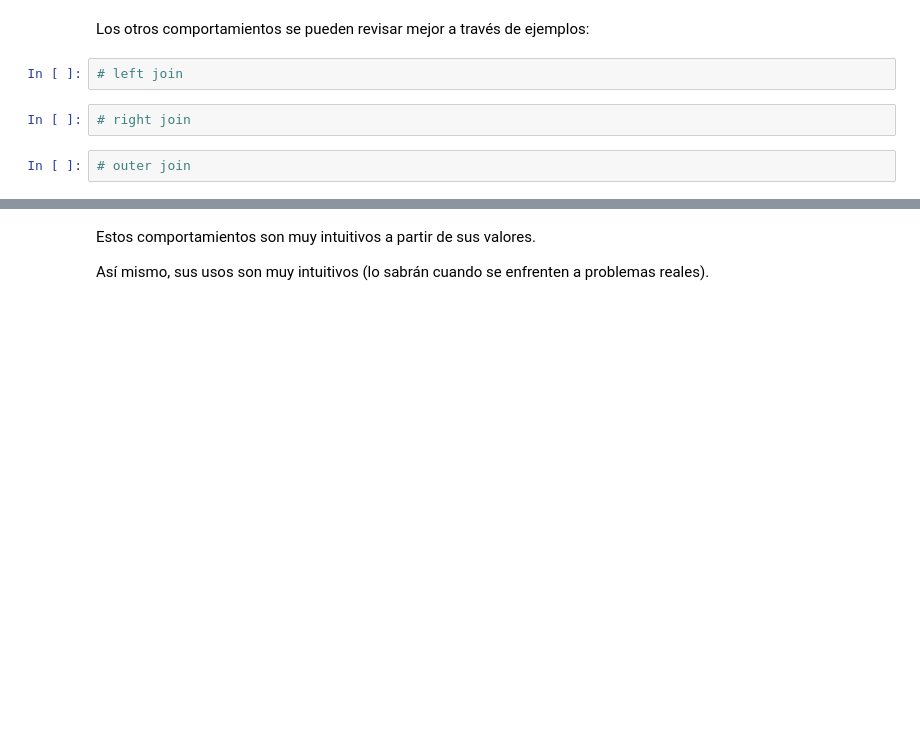
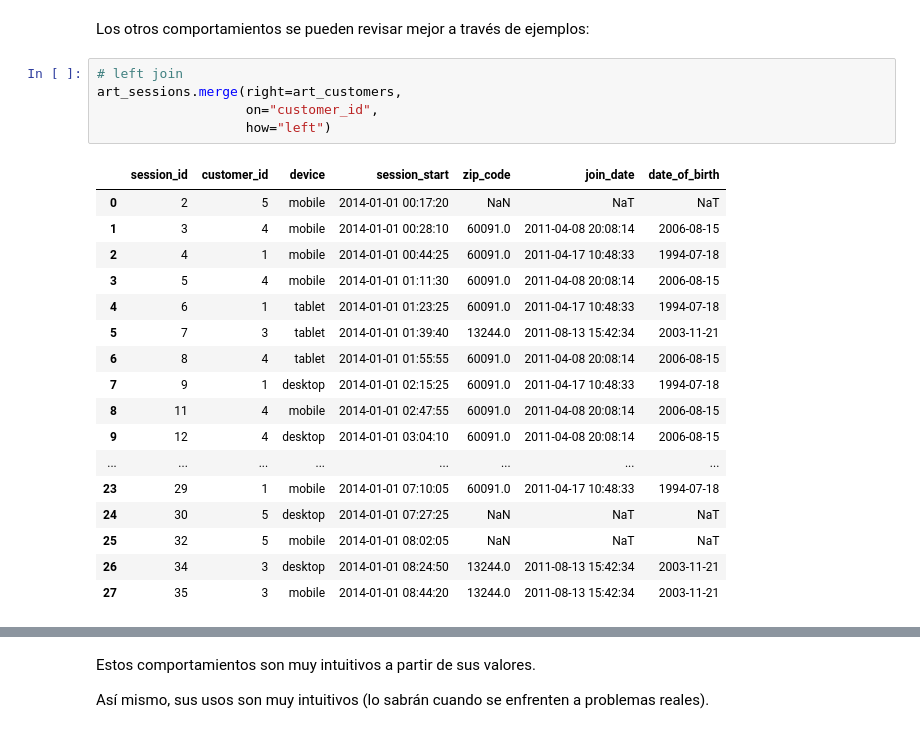
Before and after one commit to esjimenezro/prope_programacion_2021, a Jupyter notebook: Semana4/Clase7_ManipulacionDatosPandas2.ipynb, the cells around one changed output, grey strips where cells are left out. Cells and saved outputs as stored; diff of their text form; blank space fills up the shorter version.

```diff
--- a/Semana4/Clase7_ManipulacionDatosPandas2.ipynb
+++ b/Semana4/Clase7_ManipulacionDatosPandas2.ipynb
@@ -152,8 +433,25 @@ Por ejemplo:
 # %% [markdown]
 Los otros comportamientos se pueden revisar mejor a través de ejemplos:
-# %%
-# left join
-# %%
-# right join
-# %%
-# outer join
+# %%
+# left join
+art_sessions.merge(right=art_customers,
+                   on="customer_id",
+                   how="left")
+# %% [output]
+|  | session_id | customer_id | device | session_start | zip_code | join_date | date_of_birth |
+| 0 | 2 | 5 | mobile | 2014-01-01 00:17:20 | NaN | NaT | NaT |
+| 1 | 3 | 4 | mobile | 2014-01-01 00:28:10 | 60091.0 | 2011-04-08 20:08:14 | 2006-08-15 |
+| 2 | 4 | 1 | mobile | 2014-01-01 00:44:25 | 60091.0 | 2011-04-17 10:48:33 | 1994-07-18 |
+| 3 | 5 | 4 | mobile | 2014-01-01 01:11:30 | 60091.0 | 2011-04-08 20:08:14 | 2006-08-15 |
+| 4 | 6 | 1 | tablet | 2014-01-01 01:23:25 | 60091.0 | 2011-04-17 10:48:33 | 1994-07-18 |
+| 5 | 7 | 3 | tablet | 2014-01-01 01:39:40 | 13244.0 | 2011-08-13 15:42:34 | 2003-11-21 |
+| 6 | 8 | 4 | tablet | 2014-01-01 01:55:55 | 60091.0 | 2011-04-08 20:08:14 | 2006-08-15 |
+| 7 | 9 | 1 | desktop | 2014-01-01 02:15:25 | 60091.0 | 2011-04-17 10:48:33 | 1994-07-18 |
+| 8 | 11 | 4 | mobile | 2014-01-01 02:47:55 | 60091.0 | 2011-04-08 20:08:14 | 2006-08-15 |
+| 9 | 12 | 4 | desktop | 2014-01-01 03:04:10 | 60091.0 | 2011-04-08 20:08:14 | 2006-08-15 |
+| ... | ... | ... | ... | ... | ... | ... | ... |
+| 23 | 29 | 1 | mobile | 2014-01-01 07:10:05 | 60091.0 | 2011-04-17 10:48:33 | 1994-07-18 |
+| 24 | 30 | 5 | desktop | 2014-01-01 07:27:25 | NaN | NaT | NaT |
+| 25 | 32 | 5 | mobile | 2014-01-01 08:02:05 | NaN | NaT | NaT |
+| 26 | 34 | 3 | desktop | 2014-01-01 08:24:50 | 13244.0 | 2011-08-13 15:42:34 | 2003-11-21 |
+| 27 | 35 | 3 | mobile | 2014-01-01 08:44:20 | 13244.0 | 2011-08-13 15:42:34 | 2003-11-21 |
```
Also changed, not shown: parts of 54 cells of this notebook, 2 other files.
